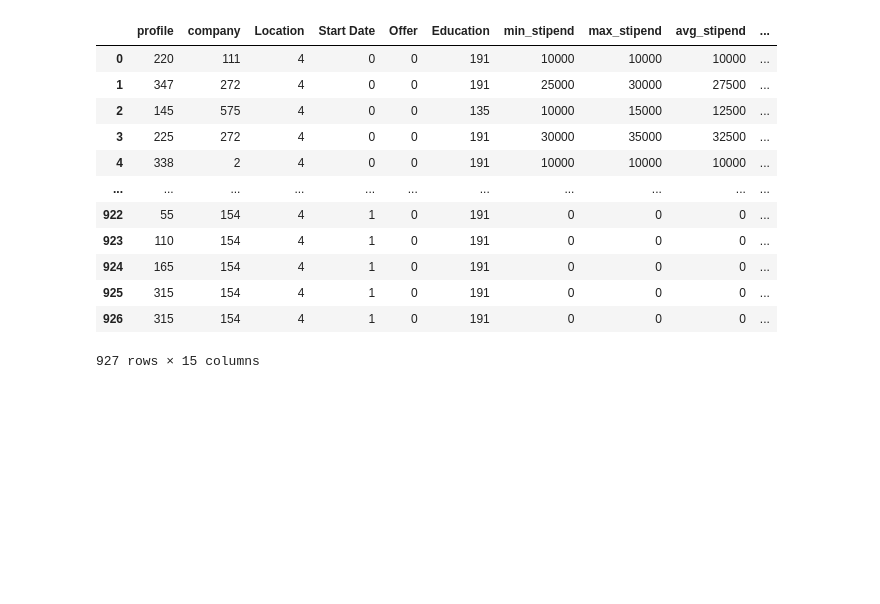
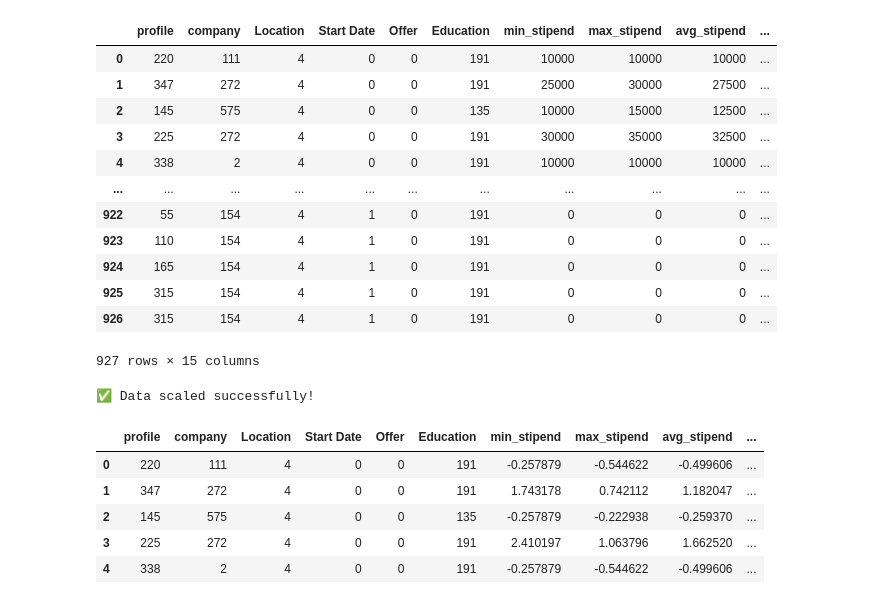
Before and after one commit to dhrumilrdg142/Fetureengineering, a Jupyter notebook: featureengineering(intarnship).ipynb, the cells around one changed output. Saved outputs shown, nothing was run; the diff lists cells and outputs as text; code cells hidden in the pictures; blank space fills up the shorter version.

```diff
--- a/featureengineering(intarnship).ipynb
+++ b/featureengineering(intarnship).ipynb
@@ -172,3 +172,25 @@ db
 | 925 | 315 | 154 | 4 | 1 | 0 | 191 | 0 | 0 | 0 | ... |
 | 926 | 315 | 154 | 4 | 1 | 0 | 191 | 0 | 0 | 0 | ... |
 927 rows × 15 columns
+# %%
+from sklearn.preprocessing import StandardScaler
+
+# Identify numerical columns to scale
+numerical_cols = ['min_stipend', 'max_stipend', 'avg_stipend', 'duration_months', 'apply_year', 'apply_month', 'apply_day', 'num_skills', 'num_perks']
+
+# Initialize the StandardScaler
+scaler = StandardScaler()
+
+# Apply scaling to the numerical columns
+db[numerical_cols] = scaler.fit_transform(db[numerical_cols])
+
+print("✅ Data scaled successfully!")
+display(db.head())
+# %% [output]
+✅ Data scaled successfully!
+|  | profile | company | Location | Start Date | Offer | Education | min_stipend | max_stipend | avg_stipend | ... |
+| 0 | 220 | 111 | 4 | 0 | 0 | 191 | -0.257879 | -0.544622 | -0.499606 | ... |
+| 1 | 347 | 272 | 4 | 0 | 0 | 191 | 1.743178 | 0.742112 | 1.182047 | ... |
+| 2 | 145 | 575 | 4 | 0 | 0 | 135 | -0.257879 | -0.222938 | -0.259370 | ... |
+| 3 | 225 | 272 | 4 | 0 | 0 | 191 | 2.410197 | 1.063796 | 1.662520 | ... |
+| 4 | 338 | 2 | 4 | 0 | 0 | 191 | -0.257879 | -0.544622 | -0.499606 | ... |
```
